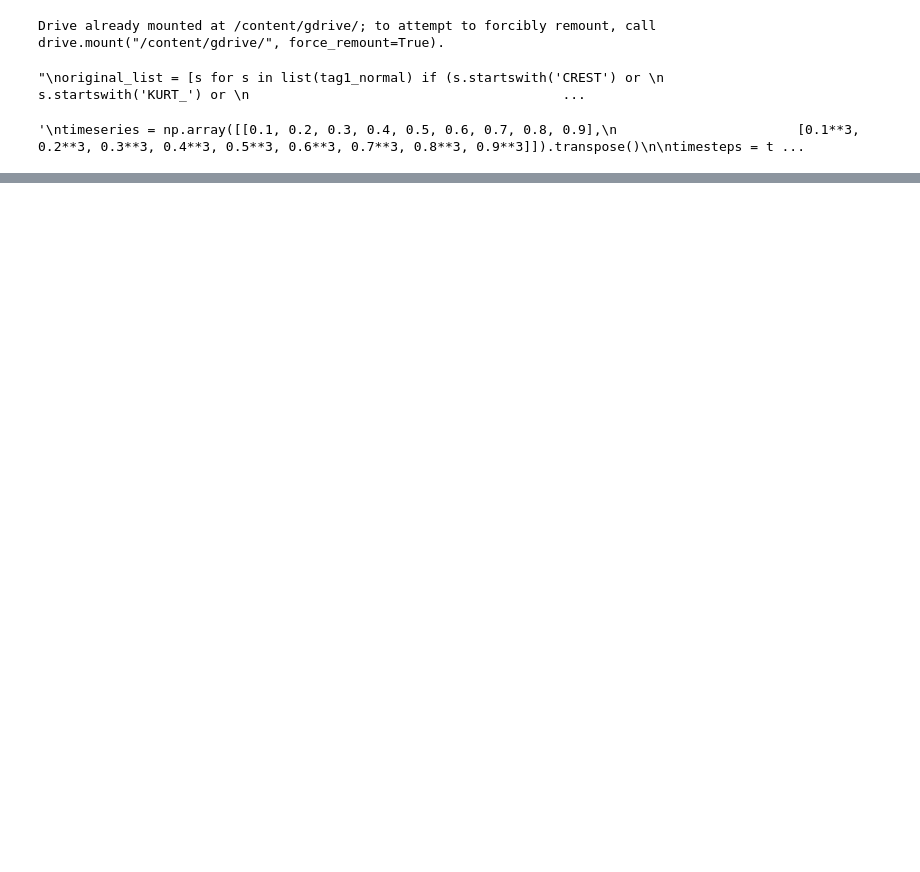
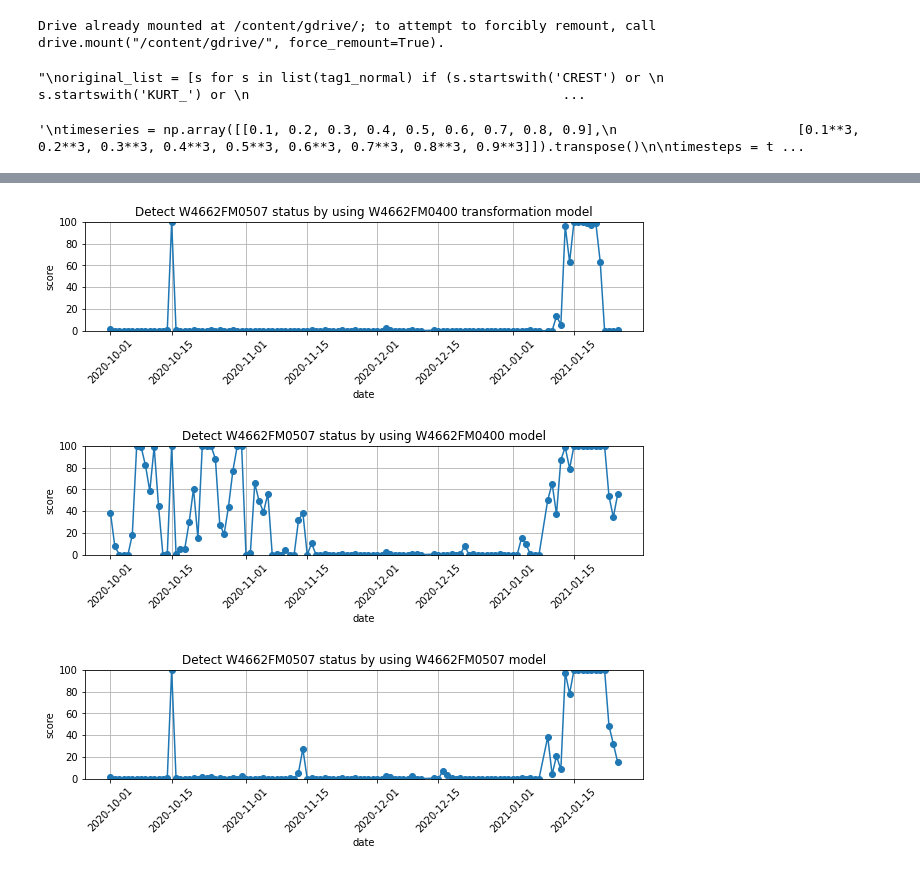
Before and after one commit to owen198/csc_domain_adaptation, a Jupyter notebook: cac_lstm_ae.ipynb, the cells around one changed output, grey strips where cells are left out. Drawn from its saved outputs; the diff is of its cells as text; code cells hidden in the pictures; blank space fills up the shorter version.

```diff
--- a/cac_lstm_ae.ipynb
+++ b/cac_lstm_ae.ipynb
@@ -281,2 +351,10 @@ plot_score (target_score, target_date, 'target data on target model')
 [figure]
 [figure]
+# %%
+plot_score (target_score_da, target_date_da, 'Detect ' + tag2+' status by using '+tag1+' transformation model')
+plot_score (target_score_cv, target_date_cv, 'Detect ' + tag2+' status by using '+tag1+' model')
+plot_score (target_score, target_date, 'Detect ' + tag2+' status by using '+tag2+' model')
+# %% [output]
+[figure, added]
+[figure, added]
+[figure, added]
```
Also changed, not shown: parts of 13 cells of this notebook.
